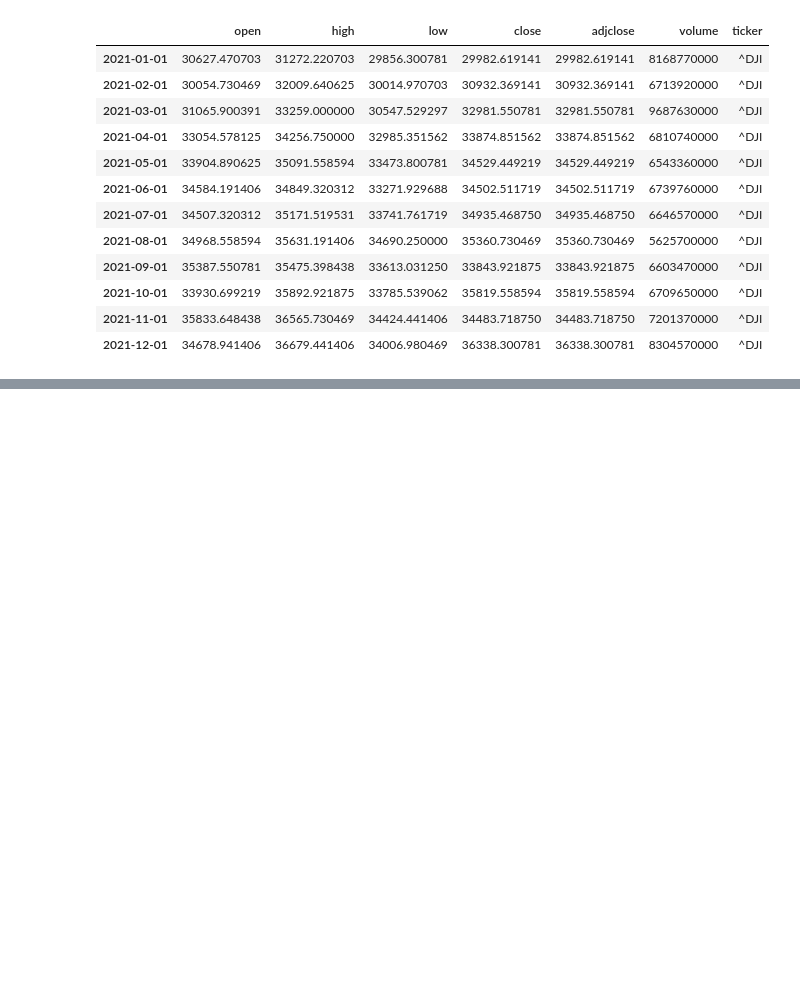
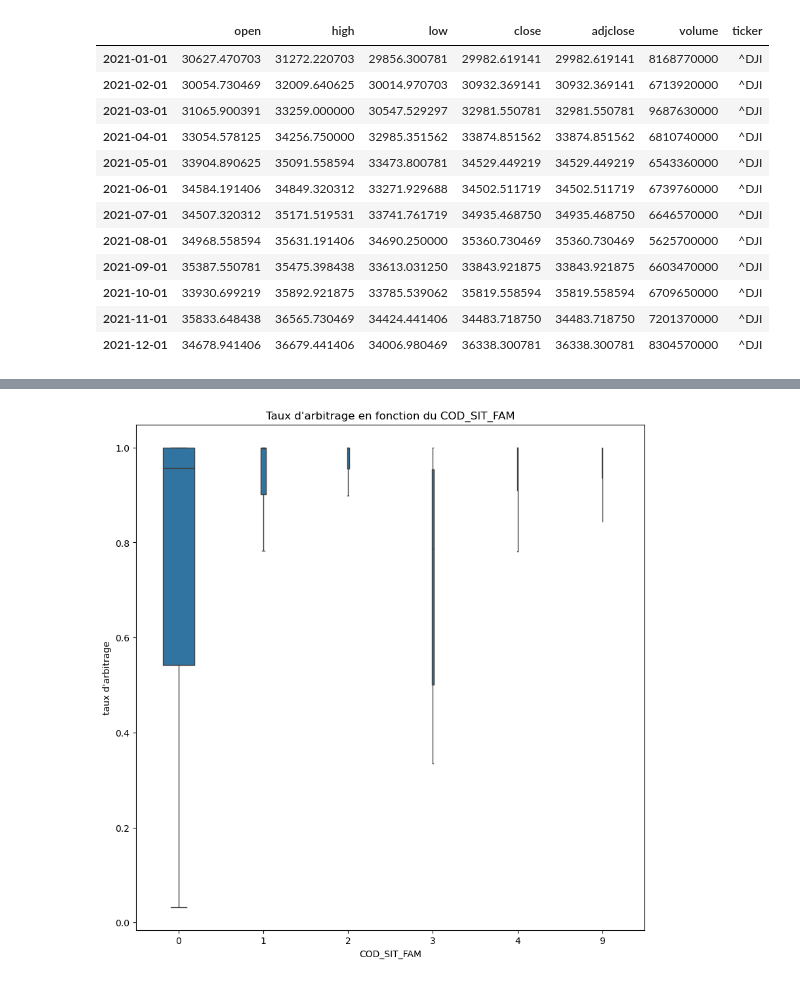
Before and after one commit to afonkou01/Arbitrage_Vie_BNP_Cardif, a Jupyter notebook: Avancement notebook - BNP Cardif.ipynb, the cells around one changed output, grey strips where cells are left out. Drawn from its saved outputs; the diff is of its cells as text; code cells hidden in the pictures; blank space fills up the shorter version.

```diff
--- a/Avancement notebook - BNP Cardif.ipynb
+++ b/Avancement notebook - BNP Cardif.ipynb
@@ -281,0 +312,10 @@ plt.hist(base_multisupport['r_FG_a'], bins=10, edgecolor='black')
+# %%
+counts = base_arbitrage_FG_update['COD_SIT_FAM'].value_counts()
+plt.figure(figsize=(10, 10))
+sns.boxplot(x='COD_SIT_FAM', y='r_FG_a', data=base_arbitrage_FG_update, showfliers=False, width= 0.5 * counts/len(base_arbitrage_FG_update))
+plt.xlabel("COD_SIT_FAM")
+plt.ylabel("taux d'arbitrage")
+plt.title("Taux d'arbitrage en fonction du COD_SIT_FAM")
+plt.show()
+# %% [output]
+[figure, added]
```
Also changed, not shown: parts of 10 cells of this notebook.
